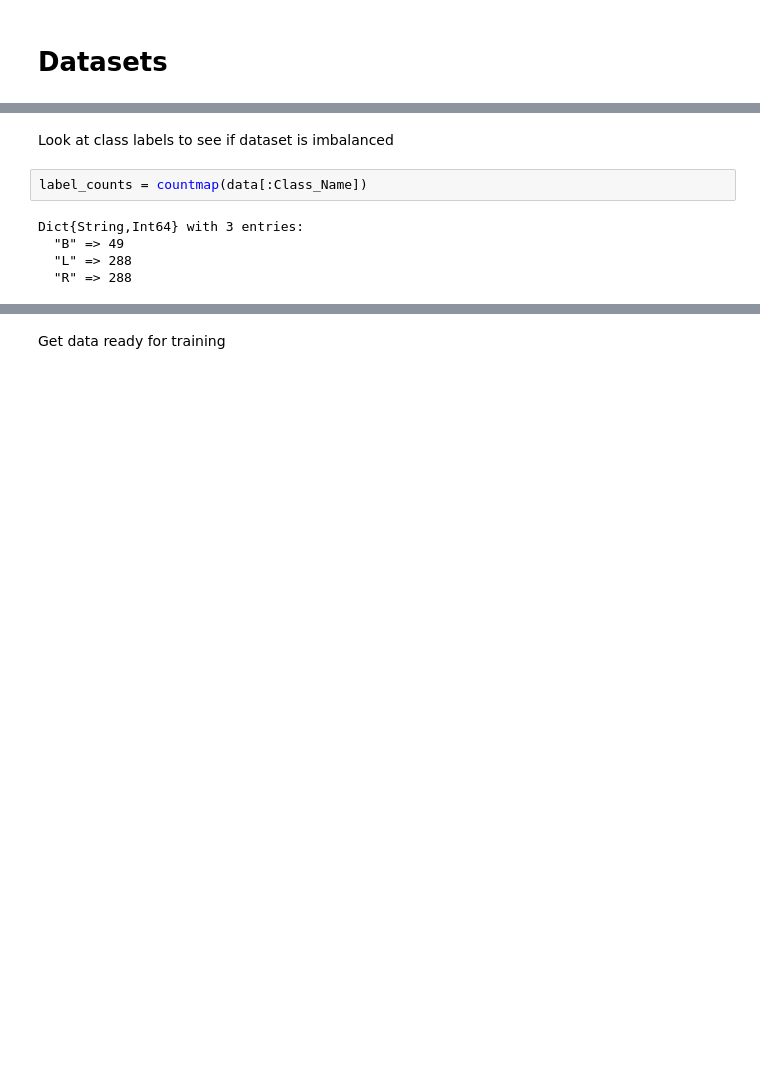
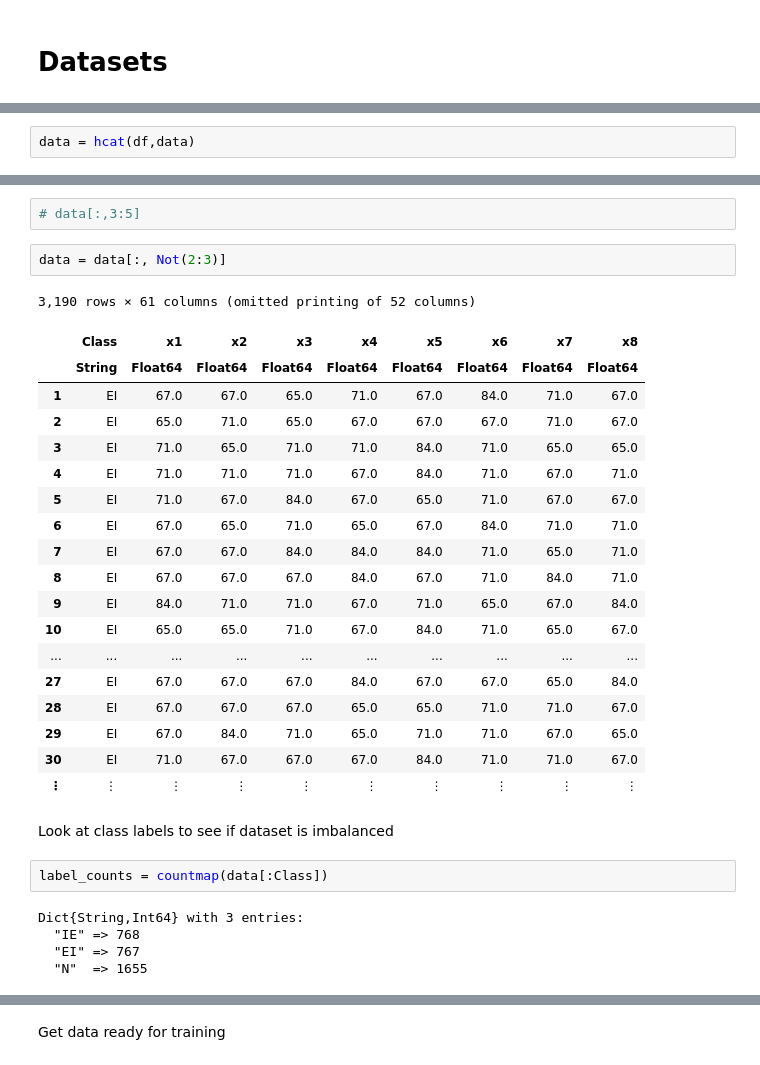
Before and after one commit to adinhobl/machine-learning, a Jupyter notebook: supervised-learning/datasets/Splice_Junction/Nearest_Neighbors.ipynb, the cells around one changed output, grey strips where cells are left out. Saved outputs shown, nothing was run; the diff lists cells and outputs as text; blank space fills up the shorter version.

```diff
--- a/supervised-learning/datasets/Splice_Junction/Nearest_Neighbors.ipynb
+++ b/supervised-learning/datasets/Splice_Junction/Nearest_Neighbors.ipynb
@@ -36,0 +62,2 @@ data = CSV.read("data.csv")
+# %%
+data = hcat(df,data)
@@ -37,12 +84,36 @@ data = CSV.read("data.csv")
+# %%
+# data[:,3:5]
+# %%
+data = data[:, Not(2:3)]
+# %% [output]
+3,190 rows × 61 columns (omitted printing of 52 columns)
+|  | Class | x1 | x2 | x3 | x4 | x5 | x6 | x7 | x8 |
+|  | String | Float64 | Float64 | Float64 | Float64 | Float64 | Float64 | Float64 | Float64 |
+| 1 | EI | 67.0 | 67.0 | 65.0 | 71.0 | 67.0 | 84.0 | 71.0 | 67.0 |
+| 2 | EI | 65.0 | 71.0 | 65.0 | 67.0 | 67.0 | 67.0 | 71.0 | 67.0 |
+| 3 | EI | 71.0 | 65.0 | 71.0 | 71.0 | 84.0 | 71.0 | 65.0 | 65.0 |
+| 4 | EI | 71.0 | 71.0 | 71.0 | 67.0 | 84.0 | 71.0 | 67.0 | 71.0 |
+| 5 | EI | 71.0 | 67.0 | 84.0 | 67.0 | 65.0 | 71.0 | 67.0 | 67.0 |
+| 6 | EI | 67.0 | 65.0 | 71.0 | 65.0 | 67.0 | 84.0 | 71.0 | 71.0 |
+| 7 | EI | 67.0 | 67.0 | 84.0 | 84.0 | 84.0 | 71.0 | 65.0 | 71.0 |
+| 8 | EI | 67.0 | 67.0 | 67.0 | 84.0 | 67.0 | 71.0 | 84.0 | 71.0 |
+| 9 | EI | 84.0 | 71.0 | 71.0 | 67.0 | 71.0 | 65.0 | 67.0 | 84.0 |
+| 10 | EI | 65.0 | 65.0 | 71.0 | 67.0 | 84.0 | 71.0 | 65.0 | 67.0 |
+| ... | ... | ... | ... | ... | ... | ... | ... | ... | ... |
+| 27 | EI | 67.0 | 67.0 | 67.0 | 84.0 | 67.0 | 67.0 | 65.0 | 84.0 |
+| 28 | EI | 67.0 | 67.0 | 67.0 | 65.0 | 65.0 | 71.0 | 71.0 | 67.0 |
+| 29 | EI | 67.0 | 84.0 | 71.0 | 65.0 | 71.0 | 71.0 | 67.0 | 65.0 |
+| 30 | EI | 71.0 | 67.0 | 67.0 | 67.0 | 84.0 | 71.0 | 71.0 | 67.0 |
+| ⋮ | ⋮ | ⋮ | ⋮ | ⋮ | ⋮ | ⋮ | ⋮ | ⋮ | ⋮ |
 # %% [markdown]
 Look at class labels to see if dataset is imbalanced
 # %%
-label_counts = countmap(data[:Class_Name])
+label_counts = countmap(data[:Class])
 # %% [output]
 Dict{String,Int64} with 3 entries:
-  "B" => 49
-  "L" => 288
-  "R" => 288
+  "IE" => 768
+  "EI" => 767
+  "N"  => 1655
 # %%
 collect(label_counts[i] / size(data)[1] for i in keys(label_counts))
 # %% [output]
```
Also changed, not shown: parts of 43 cells of this notebook, 12 other files.
